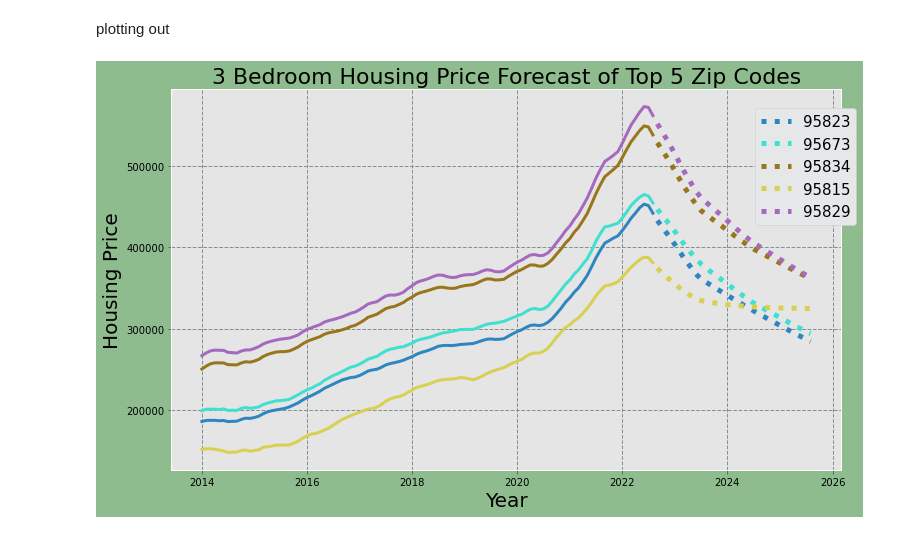
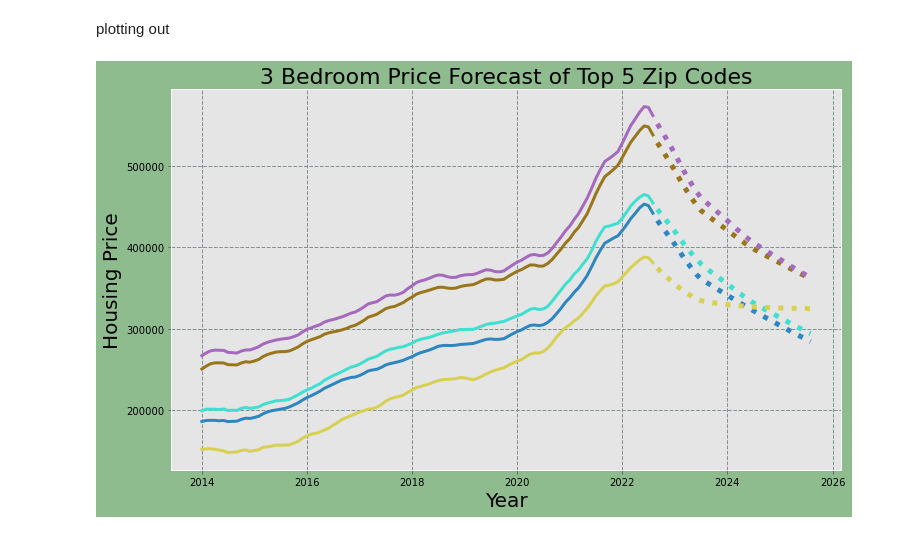
Before and after one commit to SringayKeno/forecasting-home-prices-sacramento-county, a Jupyter notebook: forecast/forecast_three_bedroom.ipynb, the cells around one changed output. Saved outputs shown, nothing was run; the diff lists cells and outputs as text; code cells hidden in the pictures.

Commit message:
reformatting 3 bedroom visuals

```diff
--- a/forecast/forecast_three_bedroom.ipynb
+++ b/forecast/forecast_three_bedroom.ipynb
@@ -201,26 +201,26 @@ plotting out
 # %%
 fig = plt.figure(figsize = (12, 7),facecolor='darkseagreen')
 
 plt.plot(subset[select_zipcode[0]].loc['2014-01-01':], lw = 3, color = '#2E86C1')
 plt.plot(subset[select_zipcode[1]].loc['2014-01-01':], lw = 3, color = '#40E0D0')
 plt.plot(subset[select_zipcode[2]].loc['2014-01-01':], lw = 3, color = '#99751b')
 plt.plot(subset[select_zipcode[3]].loc['2014-01-01':], lw = 3, color = '#D8D051')
 plt.plot(subset[select_zipcode[4]].loc['2014-01-01':], lw = 3, color = '#A569BD')
 
 plt.plot(pred1.index, price1, ls = 'dotted', lw = 5, color = '#2E86C1', label = select_zipcode[0])
 plt.plot(pred2.index, price2, ls = 'dotted', lw = 5, color = '#40E0D0', label = select_zipcode[1])
 plt.plot(pred3.index, price3, ls = 'dotted', lw = 5, color = '#99751b', label = select_zipcode[2])
 plt.plot(pred4.index, price4, ls = 'dotted', lw = 5, color = '#D8D051', label = select_zipcode[3])
 plt.plot(pred5.index, price5, ls = 'dotted', lw = 5, color = '#A569BD', label = select_zipcode[4])
 
 plt.xlabel('Year', color = 'black', fontsize=20)
 plt.ylabel('Housing Price',color='black', fontsize=20)
-plt.title('3 Bedroom Housing Price Forecast of Top 5 Zip Codes', fontsize = 22)
-plt.legend(bbox_to_anchor = (.86,.97), fontsize = 15,facecolor='#E5E7E9' , framealpha=1)
+plt.title('3 Bedroom Price Forecast of Top 5 Zip Codes', fontsize = 22)
+#plt.legend(bbox_to_anchor = (.86,.97), fontsize = 15,facecolor='#E5E7E9' , framealpha=1)
 plt.xticks(color = 'black')
 plt.yticks(color = 'black')
 
 plt.grid(linestyle='--', linewidth = '1',color='#839192')
 plt.show()
 # %% [output]
-[figure, old version]
+[figure, new version]
```
Also changed, not shown: parts of 1 cell of this notebook.
